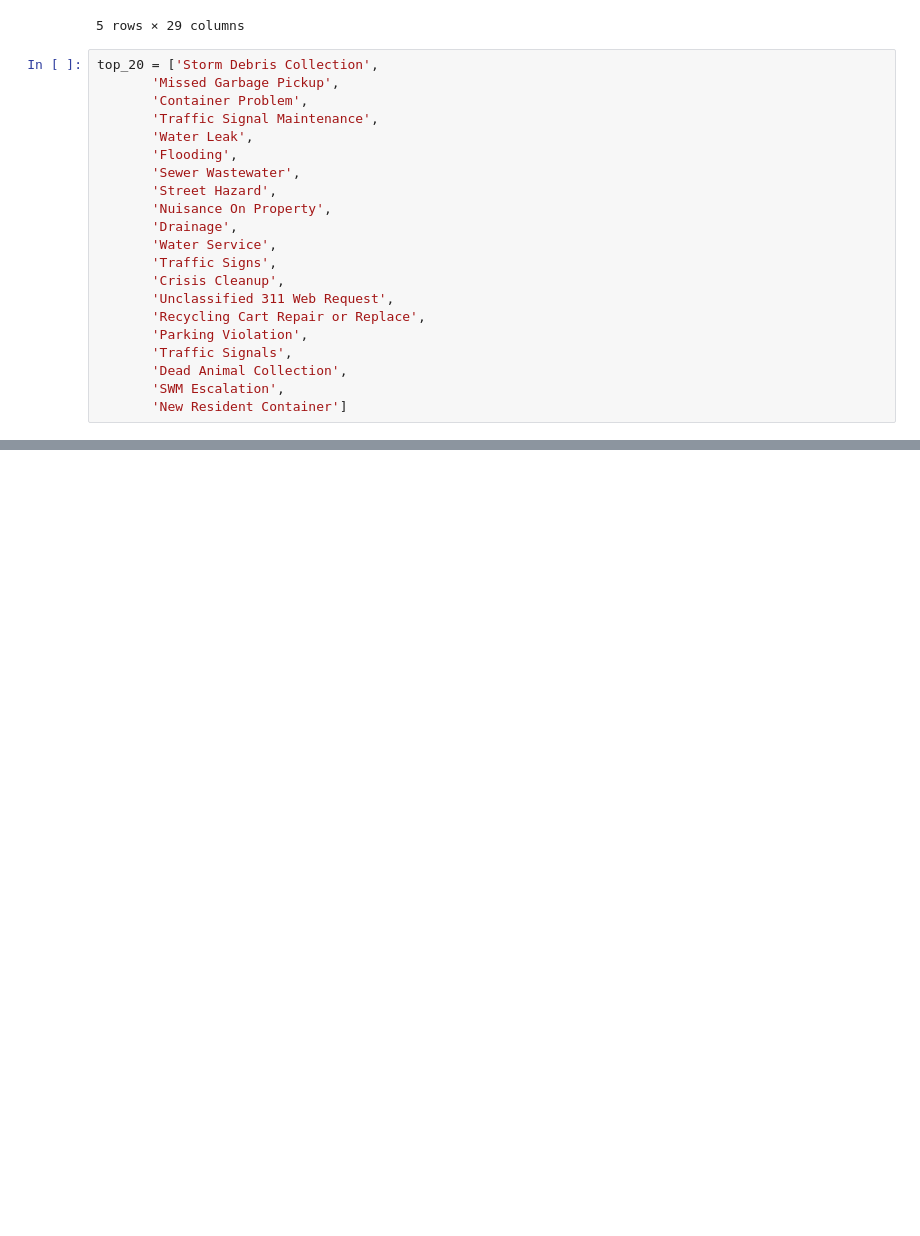
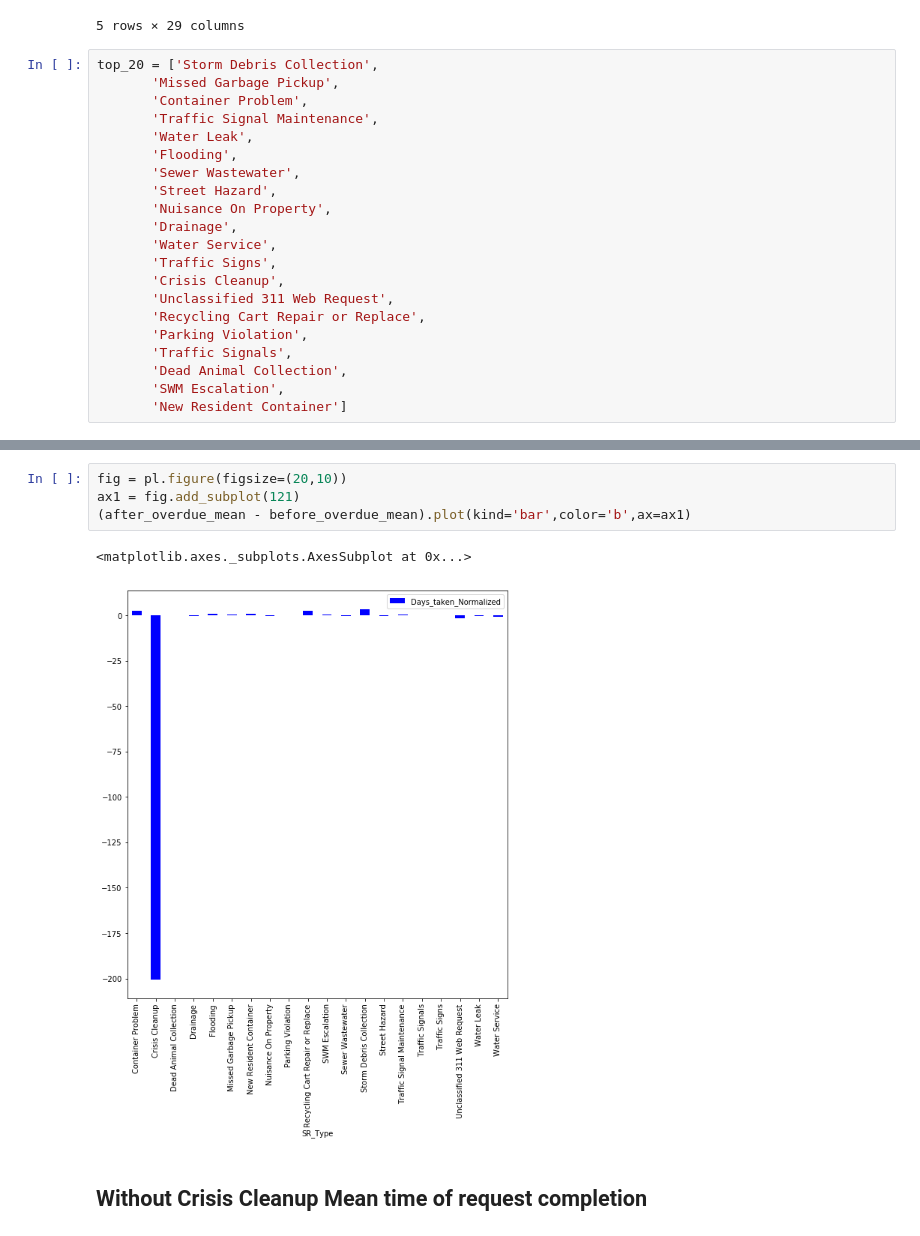
Before and after one commit to SohamMody/ADS_final, a Jupyter notebook: Cleaning_new.ipynb, the cells around one changed output, grey strips where cells are left out. Saved outputs shown, nothing was run; the diff lists cells and outputs as text; blank space fills up the shorter version.

```diff
--- a/Cleaning_new.ipynb
+++ b/Cleaning_new.ipynb
@@ -129,0 +381,9 @@ harvey_2014.loc[harvey_2014['SR_Type']\
+# %%
+fig = pl.figure(figsize=(20,10))
+ax1 = fig.add_subplot(121)
+(after_overdue_mean - before_overdue_mean).plot(kind='bar',color='b',ax=ax1)
+# %% [output]
+<matplotlib.axes._subplots.AxesSubplot at 0x...>
+[figure, added]
+# %% [markdown]
+## Without Crisis Cleanup Mean time of request completion
```
Also changed, not shown: parts of 58 cells of this notebook.
